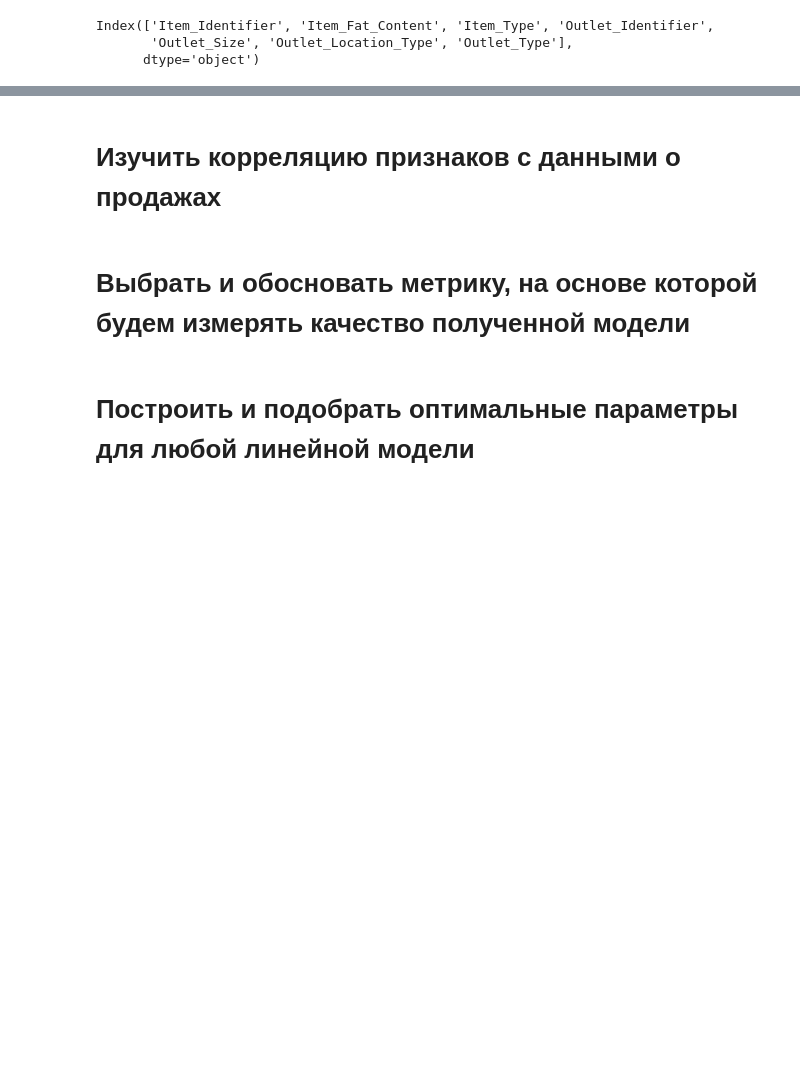
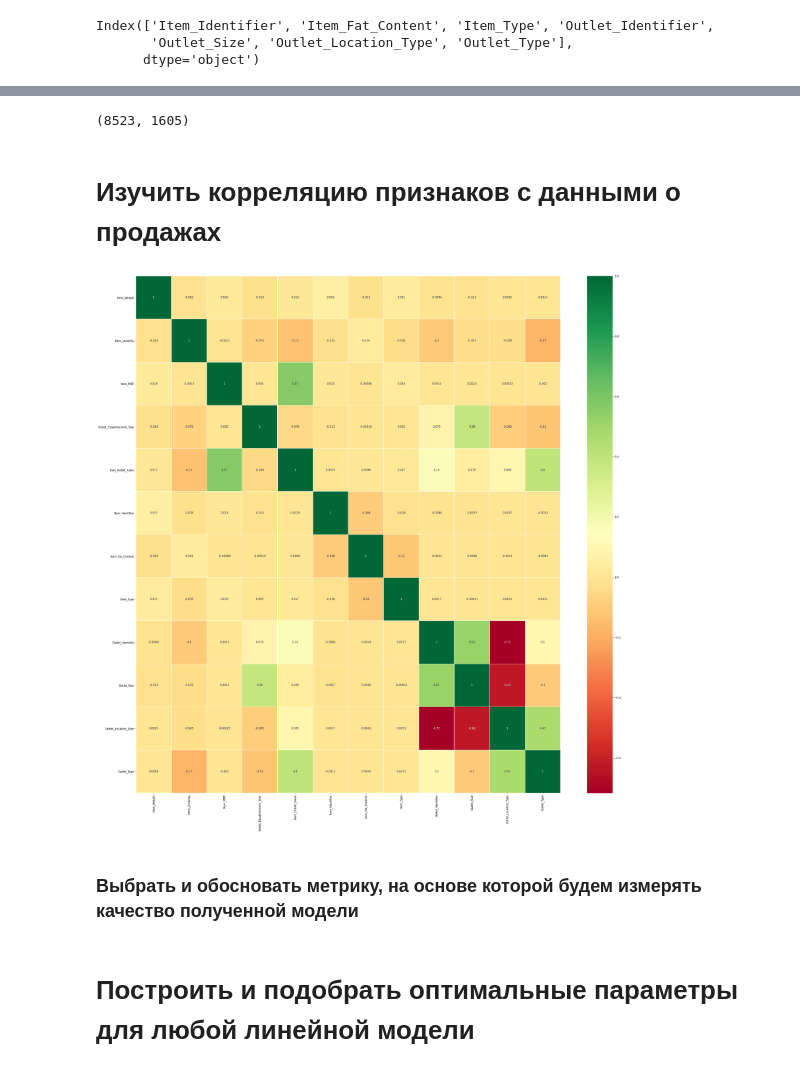
Before and after one commit to HeliosBI/AML_diploma_pre_1, a Jupyter notebook: diploma_pre_1.ipynb, the cells around one changed output, grey strips where cells are left out. Cells and saved outputs as stored; diff of their text form; code cells hidden in the pictures; blank space fills up the shorter version.

```diff
--- a/diploma_pre_1.ipynb
+++ b/diploma_pre_1.ipynb
@@ -228,6 +228,7 @@ mean_squared_error(y_test, predictions_iw)
 # %%
 predictions_iw_real = rf_iw.predict(iw_null)
 # %%
+tmp_df.Item_Weight.loc[iw_null.index] = predictions_iw_real
 data.Item_Weight.loc[iw_null.index] = predictions_iw_real
 # %% [output]
 A value is trying to be set on a copy of a slice from a DataFrame
@@ -393,6 +394,7 @@ plt.show()
 # %%
 predictions_os_real = np.argmax(clf_os.predict(os_null), axis=1)
 # %%
+tmp_df.Outlet_Size.loc[os_null.index] = predictions_os_real
 data.Outlet_Size.loc[os_null.index] = predictions_os_real
 # %% [output]
 A value is trying to be set on a copy of a slice from a DataFrame
@@ -559,2 +769,13 @@ Index(['Item_Identifier', 'Item_Fat_Content', 'Item_Type', 'Outlet_Identifier',
+# %%
+df.shape
+# %% [output]
+(8523, 1605)
 # %% [markdown]
 # Изучить корреляцию признаков с данными о продажах
+# %%
+sns.heatmap(tmp_df.corr(), annot=True, cmap='RdYlGn', linewidths=0.1)
+fig=plt.gcf()
+fig.set_size_inches(35,35)
+plt.show()
+# %% [output]
+[figure, added]
@@ -561,2 +788,2 @@ Index(['Item_Identifier', 'Item_Fat_Content', 'Item_Type', 'Outlet_Identifier',
 # %% [markdown]
-# Выбрать и обосновать метрику, на основе которой будем измерять качество полученной модели
+### Выбрать и обосновать метрику, на основе которой будем измерять качество полученной модели
```
Also changed, not shown: parts of 69 cells of this notebook.
